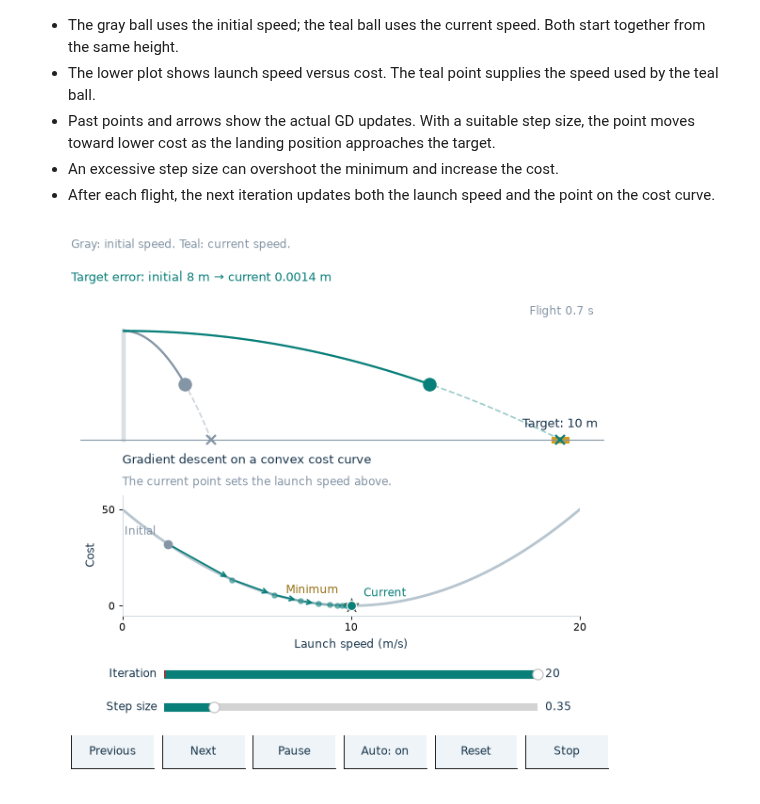
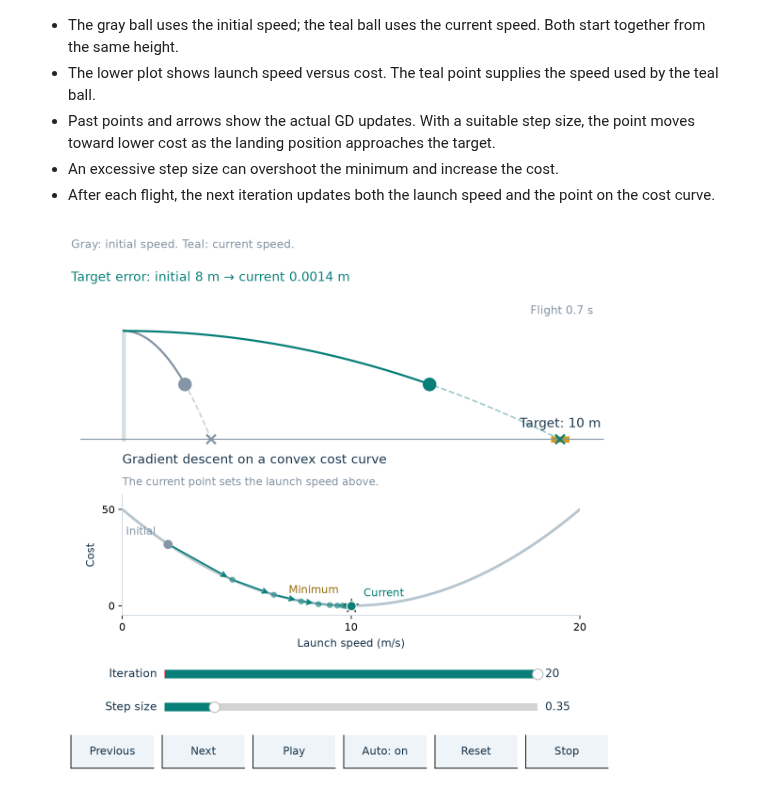
Before and after one commit to sonamu-jun/introduction-to-ai-convergence, a Jupyter notebook: 04-1_Optimization/02-2_gradient_descent_demo.ipynb, the cells around one changed output. Saved outputs shown, nothing was run; the diff lists cells and outputs as text; code cells hidden in the pictures.

```diff
--- a/04-1_Optimization/02-2_gradient_descent_demo.ipynb
+++ b/04-1_Optimization/02-2_gradient_descent_demo.ipynb
@@ -66,7 +66,7 @@ plt.rcParams.update({
     'axes.titleweight': 'normal', 'axes.unicode_minus': False,
     'text.color': NAVY, 'axes.labelcolor': NAVY, 'axes.spines.top': False,
     'axes.spines.right': False, 'figure.facecolor': 'white',
-    'axes.facecolor': 'white', 'savefig.facecolor': 'white', 'figure.dpi': 80,
+    'axes.facecolor': 'white', 'savefig.facecolor': 'white', 'figure.dpi': 160,
 })
 
 
@@ -81,7 +81,7 @@ class LiveView:
         self.progress = self.figure.add_axes([.12, .268, .79, .12])
         self.controls, self.state = {}, {}
         self.duration, self.elapsed = float(duration), 0.
-        self.playing, self.automatic, self.running = True, True, False
+        self.playing, self.automatic, self.running = False, True, False
         self.timer = None
         self.last_tick = time.monotonic()
         self.render = lambda t: None
@@ -94,7 +94,7 @@ class LiveView:
             self.add_slider('alpha', 'Step size', .05, 2.3, .35, .05, [.21, .120, .62, .025], '%0.2f')
         actions = [('back', 'Previous', lambda _: self.manual_step(-1)),
                    ('next', 'Next', lambda _: self.manual_step(1)),
-                   ('play', 'Pause', self.toggle_play),
+                   ('play', 'Play', self.toggle_play),
                    ('auto', 'Auto: on', self.toggle_auto),
                    ('reset', 'Reset', lambda _: self.reset_all()),
                    ('stop', 'Stop', lambda _: self.stop())]
@@ -244,8 +244,8 @@ class LiveView:
             from io import BytesIO
             from IPython.display import Image, display
             preview = BytesIO()
-            self.figure.savefig(preview, format='png', dpi=80, bbox_inches=None)
-            display(Image(data=preview.getvalue(), width=640))
+            self.figure.savefig(preview, format='png', dpi=160, bbox_inches=None)
+            display(Image(data=preview.getvalue(), width=1280))
             plt.close(self.figure)
             return
         self.running = True
@@ -392,31 +392,31 @@ def show_gd_explorer():
         ax.axhline(0, color=GRAY, lw=1)
         ax.plot([0, 0], [0, LAUNCH_HEIGHT], color=GRAY, lw=4, alpha=.3)
         ax.add_patch(Rectangle((TARGET_X-.2, -.12), .4, .24, color=GOLD))
         ax.text(TARGET_X, .55, 'Target: 10 m', ha='center', fontsize=12)
         balls, trails = [], []
         for trial, color in zip(trials, [GRAY, TEAL]):
             ax.plot(trial['x'], trial['y'], '--', color=color, alpha=.4, lw=1.5)
             ball, = ax.plot([], [], 'o', color=color, ms=12)
             trail, = ax.plot([], [], color=color, lw=2)
             ax.plot(trial['landing'], 0, 'x', color=color, ms=9, mew=2)
             balls.append(ball); trails.append(trail)
         clock = ax.text(.98, .98, '', ha='right', va='top', transform=ax.transAxes, fontsize=11, color=GRAY)
         draw_gd_curve(view, history, k)
         def frame(t):
             for ball, trail, trial in zip(balls, trails, trials):
                 ball.set_data([np.interp(t, trial['t'], trial['x'])], [np.interp(t, trial['t'], trial['y'])])
                 mask = trial['t'] <= t
                 trail.set_data(trial['x'][mask], trial['y'][mask])
             clock.set_text(f'Flight {t:.1f} s')
         view.set_motion(frame)
     view.redraw = redraw
     redraw()
     return view
 
 
 if 'gd_demo' in globals() and hasattr(gd_demo, 'close'):
     gd_demo.close()
 gd_demo = show_gd_explorer()
 gd_demo.start()
 # %% [output]
-[figure, old version]
+[figure, new version]
```
Also changed, not shown: 2 other files.
